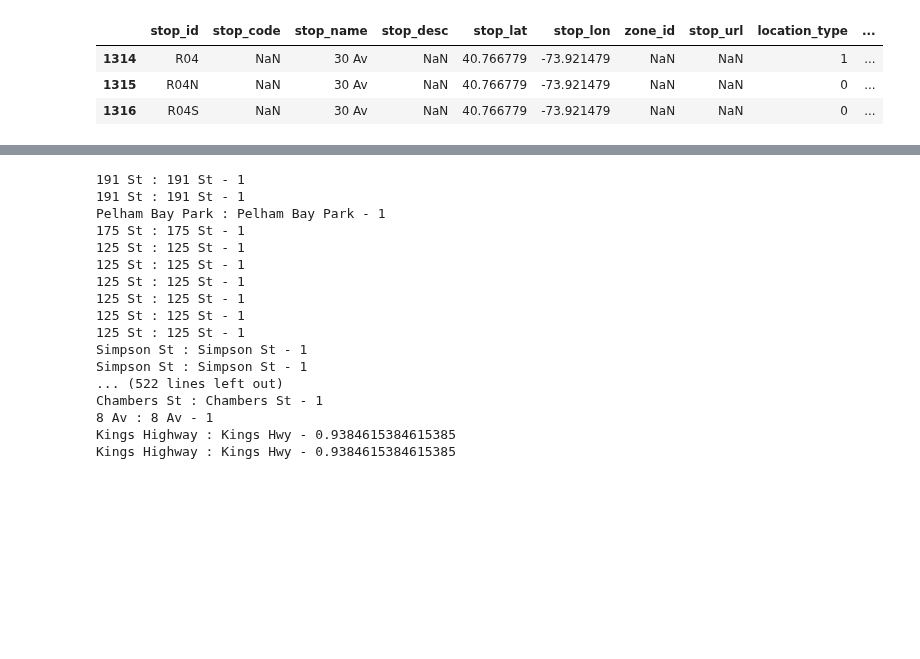
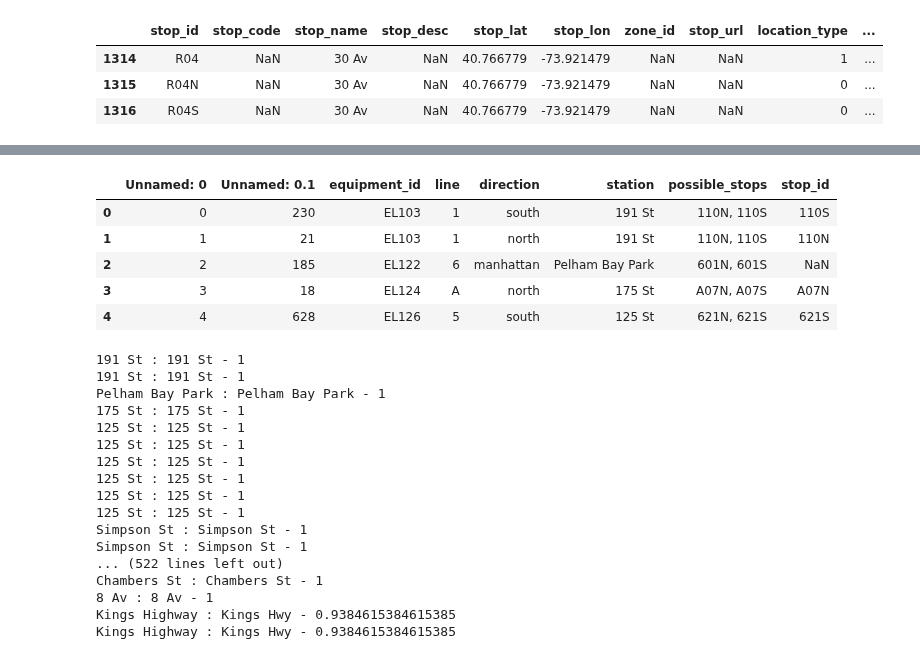
Before and after one commit to tsdataclinic/mta, a Jupyter notebook: notebooks/network/GTFS_Elevator_map.ipynb, the cells around one changed output, grey strips where cells are left out. Drawn from its saved outputs; the diff is of its cells as text; code cells hidden in the pictures; blank space fills up the shorter version.

Commit message:
updated station network plots

```diff
--- a/notebooks/network/GTFS_Elevator_map.ipynb
+++ b/notebooks/network/GTFS_Elevator_map.ipynb
@@ -223,6 +223,15 @@ platforms.head()
 | 4 | 104N | NaN | 231 St | NaN | 40.878856 | -73.904834 | NaN | NaN | 0 | ... |
 # %%
 ee = pd.read_csv('../../data/processed/elevator_to_line_dir_station.csv')
+# %%
+ee.head()
+# %% [output]
+|  | Unnamed: 0 | Unnamed: 0.1 | equipment_id | line | direction | station | possible_stops | stop_id |
+| 0 | 0 | 230 | EL103 | 1 | south | 191 St | 110N, 110S | 110S |
+| 1 | 1 | 21 | EL103 | 1 | north | 191 St | 110N, 110S | 110N |
+| 2 | 2 | 185 | EL122 | 6 | manhattan | Pelham Bay Park | 601N, 601S | NaN |
+| 3 | 3 | 18 | EL124 | A | north | 175 St | A07N, A07S | A07N |
+| 4 | 4 | 628 | EL126 | 5 | south | 125 St | 621N, 621S | 621S |
 # %%
 ee['stop_ids'] = ''
 # %%
```
Also changed, not shown: parts of 1 cell of this notebook, 34 other files.
